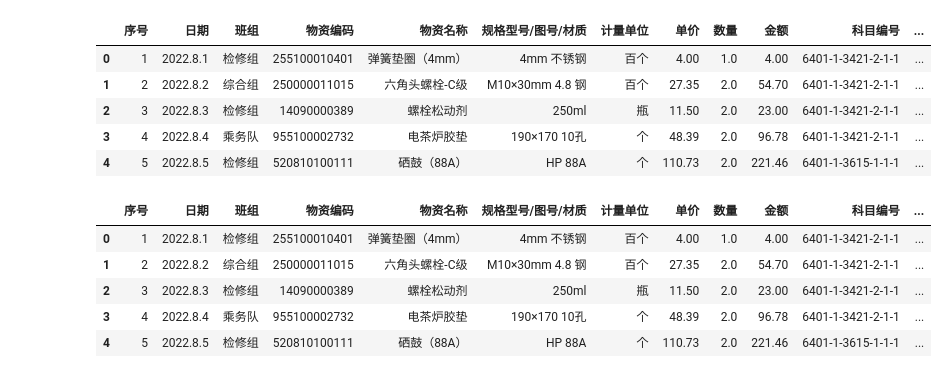
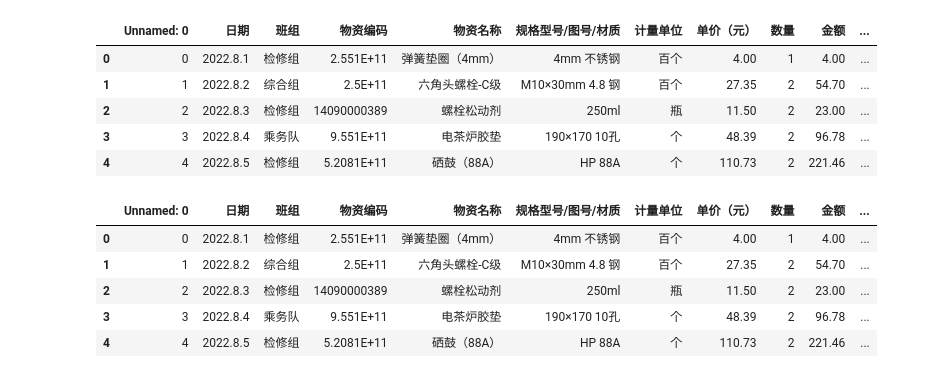
Before and after one commit to Lr-2002/streamlit_app, a Jupyter notebook: panda.ipynb, the cells around one changed output. Drawn from its saved outputs; the diff is of its cells as text; code cells hidden in the pictures.

```diff
--- a/panda.ipynb
+++ b/panda.ipynb
@@ -38,27 +33,27 @@ df.to_dict()
 # %%
 df= pd.read_csv('./full.csv', encoding='gbk')
 # df.info()
 # df.index
 df.head()
-df['go'] = df['单价'] * df['数量']
+df['go'] = df['单价（元）'] * df['数量']
 # col.mul()
 df.head()
 # %% [output]
-|  | 序号 | 日期 | 班组 | 物资编码 | 物资名称 | 规格型号/图号/材质 | 计量单位 | 单价 | 数量 | 金额 | 科目编号 | ... |
-| 0 | 1 | 2022.8.1 | 检修组 | 255100010401 | 弹簧垫圈（4mm） | 4mm 不锈钢 | 百个 | 4.00 | 1.0 | 4.00 | 6401-1-3421-2-1-1 | ... |
-| 1 | 2 | 2022.8.2 | 综合组 | 250000011015 | 六角头螺栓-C级 | M10×30mm 4.8 钢 | 百个 | 27.35 | 2.0 | 54.70 | 6401-1-3421-2-1-1 | ... |
-| 2 | 3 | 2022.8.3 | 检修组 | 14090000389 | 螺栓松动剂 | 250ml | 瓶 | 11.50 | 2.0 | 23.00 | 6401-1-3421-2-1-1 | ... |
-| 3 | 4 | 2022.8.4 | 乘务队 | 955100002732 | 电茶炉胶垫 | 190×170 10孔 | 个 | 48.39 | 2.0 | 96.78 | 6401-1-3421-2-1-1 | ... |
-| 4 | 5 | 2022.8.5 | 检修组 | 520810100111 | 硒鼓（88A） | HP 88A | 个 | 110.73 | 2.0 | 221.46 | 6401-1-3615-1-1-1 | ... |
+|  | Unnamed: 0 | 日期 | 班组 | 物资编码 | 物资名称 | 规格型号/图号/材质 | 计量单位 | 单价（元） | 数量 | 金额 | ... |
+| 0 | 0 | 2022.8.1 | 检修组 | 2.551E+11 | 弹簧垫圈（4mm） | 4mm 不锈钢 | 百个 | 4.00 | 1 | 4.00 | ... |
+| 1 | 1 | 2022.8.2 | 综合组 | 2.5E+11 | 六角头螺栓-C级 | M10×30mm 4.8 钢 | 百个 | 27.35 | 2 | 54.70 | ... |
+| 2 | 2 | 2022.8.3 | 检修组 | 14090000389 | 螺栓松动剂 | 250ml | 瓶 | 11.50 | 2 | 23.00 | ... |
+| 3 | 3 | 2022.8.4 | 乘务队 | 9.551E+11 | 电茶炉胶垫 | 190×170 10孔 | 个 | 48.39 | 2 | 96.78 | ... |
+| 4 | 4 | 2022.8.5 | 检修组 | 5.2081E+11 | 硒鼓（88A） | HP 88A | 个 | 110.73 | 2 | 221.46 | ... |
 # %%
 df.head()
 # %% [output]
-|  | 序号 | 日期 | 班组 | 物资编码 | 物资名称 | 规格型号/图号/材质 | 计量单位 | 单价 | 数量 | 金额 | 科目编号 | ... |
-| 0 | 1 | 2022.8.1 | 检修组 | 255100010401 | 弹簧垫圈（4mm） | 4mm 不锈钢 | 百个 | 4.00 | 1.0 | 4.00 | 6401-1-3421-2-1-1 | ... |
-| 1 | 2 | 2022.8.2 | 综合组 | 250000011015 | 六角头螺栓-C级 | M10×30mm 4.8 钢 | 百个 | 27.35 | 2.0 | 54.70 | 6401-1-3421-2-1-1 | ... |
-| 2 | 3 | 2022.8.3 | 检修组 | 14090000389 | 螺栓松动剂 | 250ml | 瓶 | 11.50 | 2.0 | 23.00 | 6401-1-3421-2-1-1 | ... |
-| 3 | 4 | 2022.8.4 | 乘务队 | 955100002732 | 电茶炉胶垫 | 190×170 10孔 | 个 | 48.39 | 2.0 | 96.78 | 6401-1-3421-2-1-1 | ... |
-| 4 | 5 | 2022.8.5 | 检修组 | 520810100111 | 硒鼓（88A） | HP 88A | 个 | 110.73 | 2.0 | 221.46 | 6401-1-3615-1-1-1 | ... |
+|  | Unnamed: 0 | 日期 | 班组 | 物资编码 | 物资名称 | 规格型号/图号/材质 | 计量单位 | 单价（元） | 数量 | 金额 | ... |
+| 0 | 0 | 2022.8.1 | 检修组 | 2.551E+11 | 弹簧垫圈（4mm） | 4mm 不锈钢 | 百个 | 4.00 | 1 | 4.00 | ... |
+| 1 | 1 | 2022.8.2 | 综合组 | 2.5E+11 | 六角头螺栓-C级 | M10×30mm 4.8 钢 | 百个 | 27.35 | 2 | 54.70 | ... |
+| 2 | 2 | 2022.8.3 | 检修组 | 14090000389 | 螺栓松动剂 | 250ml | 瓶 | 11.50 | 2 | 23.00 | ... |
+| 3 | 3 | 2022.8.4 | 乘务队 | 9.551E+11 | 电茶炉胶垫 | 190×170 10孔 | 个 | 48.39 | 2 | 96.78 | ... |
+| 4 | 4 | 2022.8.5 | 检修组 | 5.2081E+11 | 硒鼓（88A） | HP 88A | 个 | 110.73 | 2 | 221.46 | ... |
 # %%
 ## 添加行
 
```
Also changed, not shown: parts of 15 cells of this notebook, 4 other files.
